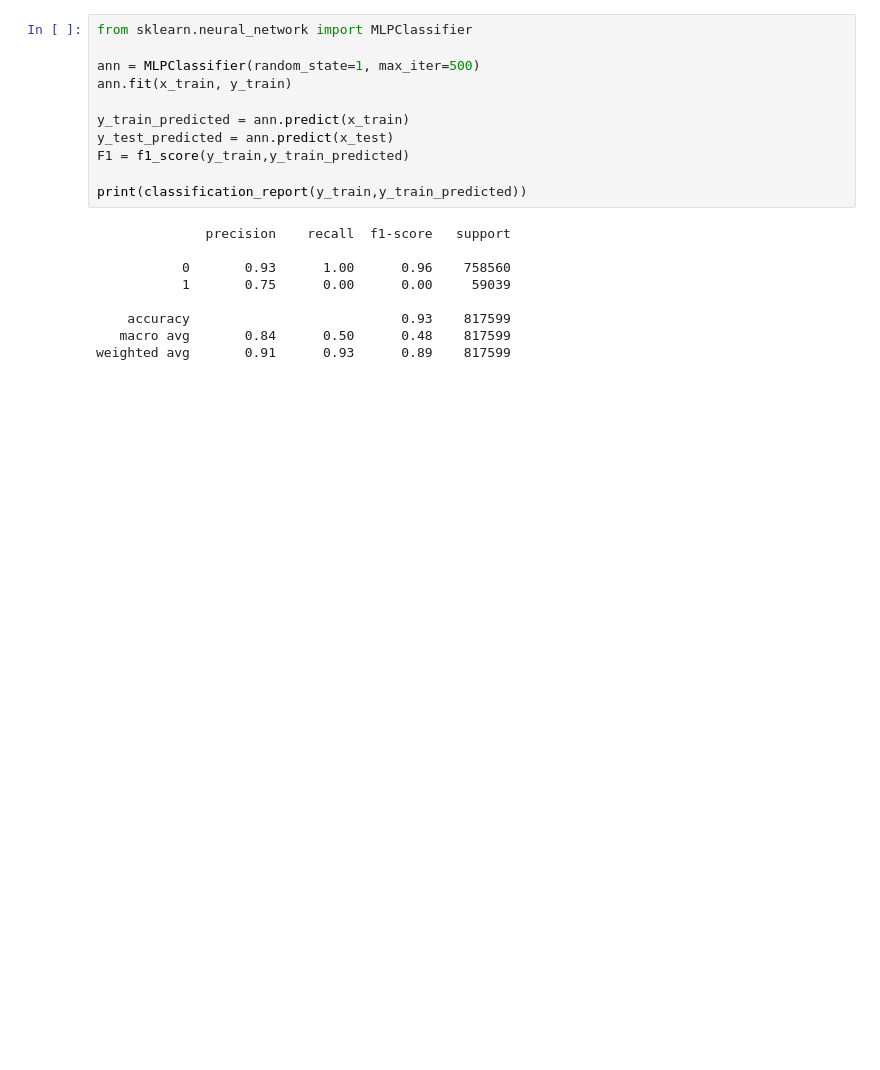
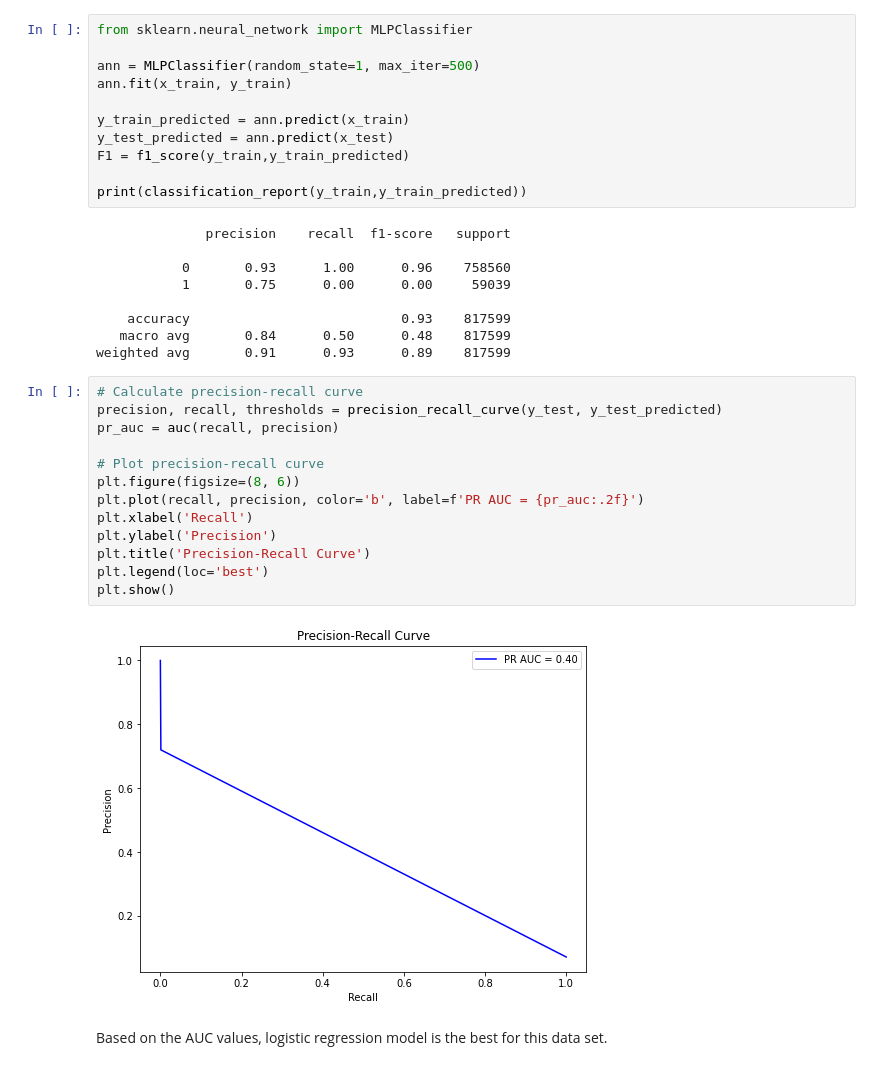
Before and after one commit to azadehansari/CapstoneProject2-COVID_Analysis, a Jupyter notebook: notebooks/04. Moddeling.ipynb, the cells around one changed output. Drawn from its saved outputs; the diff is of its cells as text; blank space fills up the shorter version.

```diff
--- a/notebooks/04. Moddeling.ipynb
+++ b/notebooks/04. Moddeling.ipynb
@@ -173,3 +224,20 @@ print(classification_report(y_train,y_train_predicted))
     accuracy                           0.93    817599
    macro avg       0.84      0.50      0.48    817599
 weighted avg       0.91      0.93      0.89    817599
+# %%
+# Calculate precision-recall curve
+precision, recall, thresholds = precision_recall_curve(y_test, y_test_predicted)
+pr_auc = auc(recall, precision)
+
+# Plot precision-recall curve
+plt.figure(figsize=(8, 6))
+plt.plot(recall, precision, color='b', label=f'PR AUC = {pr_auc:.2f}')
+plt.xlabel('Recall')
+plt.ylabel('Precision')
+plt.title('Precision-Recall Curve')
+plt.legend(loc='best')
+plt.show()
+# %% [output]
+[figure, added]
+# %% [markdown]
+Based on the AUC values, logistic regression model is the best for this data set.
```
Also changed, not shown: parts of 10 cells of this notebook.
